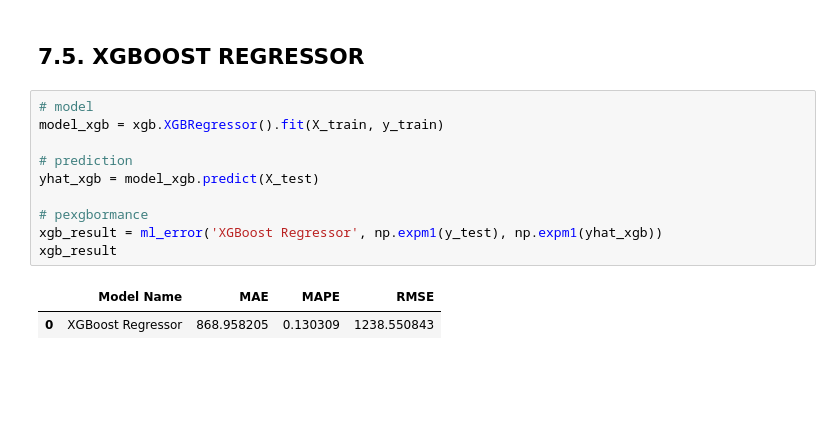
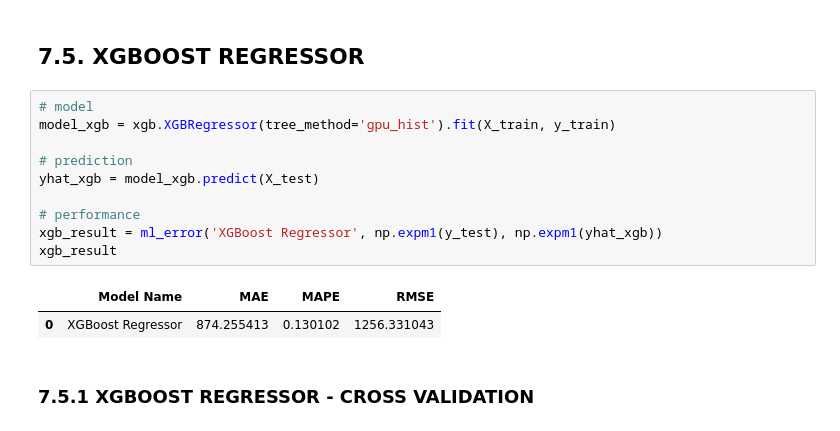
Before and after one commit to JoseEduardof93/Pharmacy-Sales-Forecast, a Jupyter notebook: notebooks/mod04_v01_forecast_project_eda.ipynb, the cells around one changed output. Drawn from its saved outputs; the diff is of its cells as text; blank space fills up the shorter version.

```diff
--- a/notebooks/mod04_v01_forecast_project_eda.ipynb
+++ b/notebooks/mod04_v01_forecast_project_eda.ipynb
@@ -938,14 +1004,16 @@ rf_result
 ## 7.5. XGBOOST REGRESSOR
 # %%
 # model
-model_xgb = xgb.XGBRegressor().fit(X_train, y_train)
+model_xgb = xgb.XGBRegressor(tree_method='gpu_hist').fit(X_train, y_train)
 
 # prediction
 yhat_xgb = model_xgb.predict(X_test)
 
-# pexgbormance
+# performance
 xgb_result = ml_error('XGBoost Regressor', np.expm1(y_test), np.expm1(yhat_xgb))
 xgb_result
 # %% [output]
 |  | Model Name | MAE | MAPE | RMSE |
-| 0 | XGBoost Regressor | 868.958205 | 0.130309 | 1238.550843 |
+| 0 | XGBoost Regressor | 874.255413 | 0.130102 | 1256.331043 |
+# %% [markdown]
+### 7.5.1 XGBOOST REGRESSOR - CROSS VALIDATION
```
Also changed, not shown: parts of 20 cells of this notebook.
